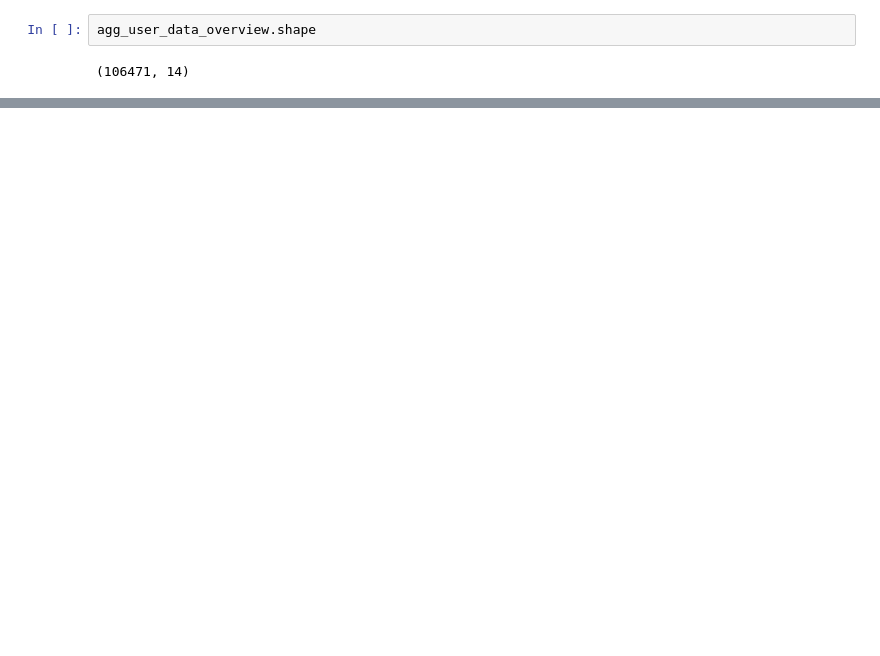
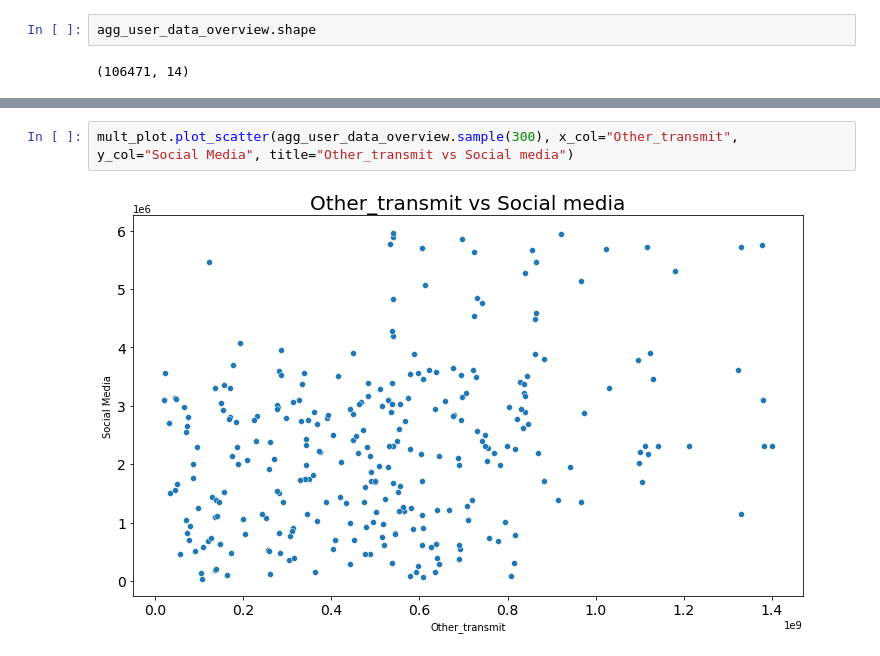
Before and after one commit to dawitasmeroatinafu/DA, a Jupyter notebook: notebooks/User_overview_analysis.ipynb, the cells around one changed output, grey strips where cells are left out. Cells and saved outputs as stored; diff of their text form; blank space fills up the shorter version.

```diff
--- a/notebooks/User_overview_analysis.ipynb
+++ b/notebooks/User_overview_analysis.ipynb
@@ -330,0 +353,4 @@ NameError: name 'plot' is not defined
+# %%
+mult_plot.plot_scatter(agg_user_data_overview.sample(300), x_col="Other_transmit", y_col="Social Media", title="Other_transmit vs Social media")
+# %% [output]
+[figure, added]
```
Also changed, not shown: parts of 38 cells of this notebook.
